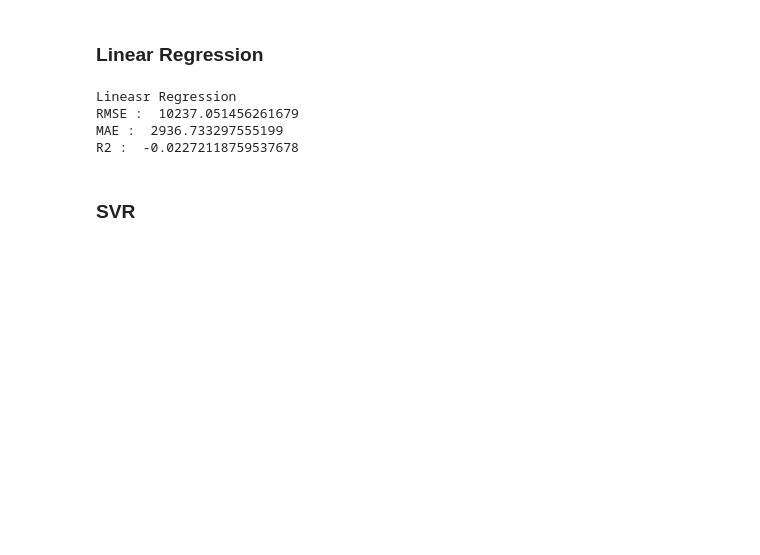
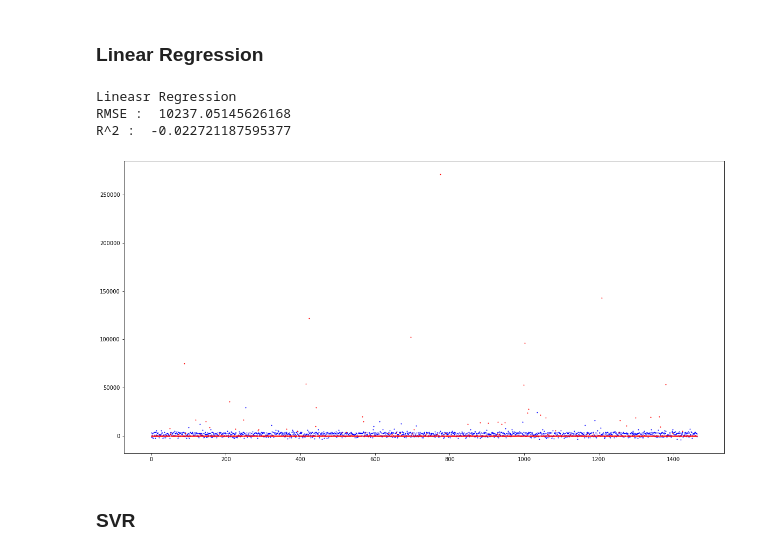
Before and after one commit to Karnak123/youtube-adview-prediction, a Jupyter notebook: youtbe_adview_prediction.ipynb, the cells around one changed output. Saved outputs shown, nothing was run; the diff lists cells and outputs as text; code cells hidden in the pictures; blank space fills up the shorter version.

```diff
--- a/youtbe_adview_prediction.ipynb
+++ b/youtbe_adview_prediction.ipynb
@@ -99,28 +142,31 @@ y_test = y_test.to_numpy().ravel()
-# %%
-sc = StandardScaler()
-X_train = sc.fit_transform(X_train)
-X_test = sc.transform(X_test)
+# %%
+sc_X = MinMaxScaler()
+X_train = sc_X.fit_transform(X_train)
+X_val = sc_X.transform(X_val)
+test = sc_X.transform(test)
 # %% [markdown]
 # Test on models
-# %%
-def evaluate(X_test, y_test, model):
-    y_preds = model.predict(X_test)
-    print("RMSE : ", np.sqrt(mean_squared_error(y_test, y_preds)))
-    print("MAE : ", mean_absolute_error(y_test, y_preds))
-    print("R2 : ", r2_score(y_test, y_preds))
-    print()
+# %%
+def evaluate(X_val, y_val, model):
+    y_preds = model.predict(X_val)
+    print("RMSE : ", np.sqrt(mean_squared_error(y_val, y_preds)))
+    print("R^2 : ", r2_score(y_val, y_preds))
+    plt.figure(figsize=(20, 10))
+    plt.scatter(range(len(y_preds)), y_preds, color='blue', s=1)
+    plt.scatter(range(len(y_val)), y_val, color='red', s=1)
+    plt.show()
 # %% [markdown]
 ### Linear Regression
 # %%
 linear_regression = LinearRegression()
 linear_regression.fit(X_train, y_train)
 print("Lineasr Regression")
-evaluate(X_test,y_test, linear_regression)
+evaluate(X_val, y_val, linear_regression)
 # %% [output]
 Lineasr Regression
-RMSE :  10237.051456261679
-MAE :  2936.733297555199
-R2 :  -0.02272118759537678
+RMSE :  10237.05145626168
+R^2 :  -0.022721187595377
+[figure, added]
 # %% [markdown]
 ### SVR
 # %%
```
Also changed, not shown: parts of 27 cells of this notebook.
